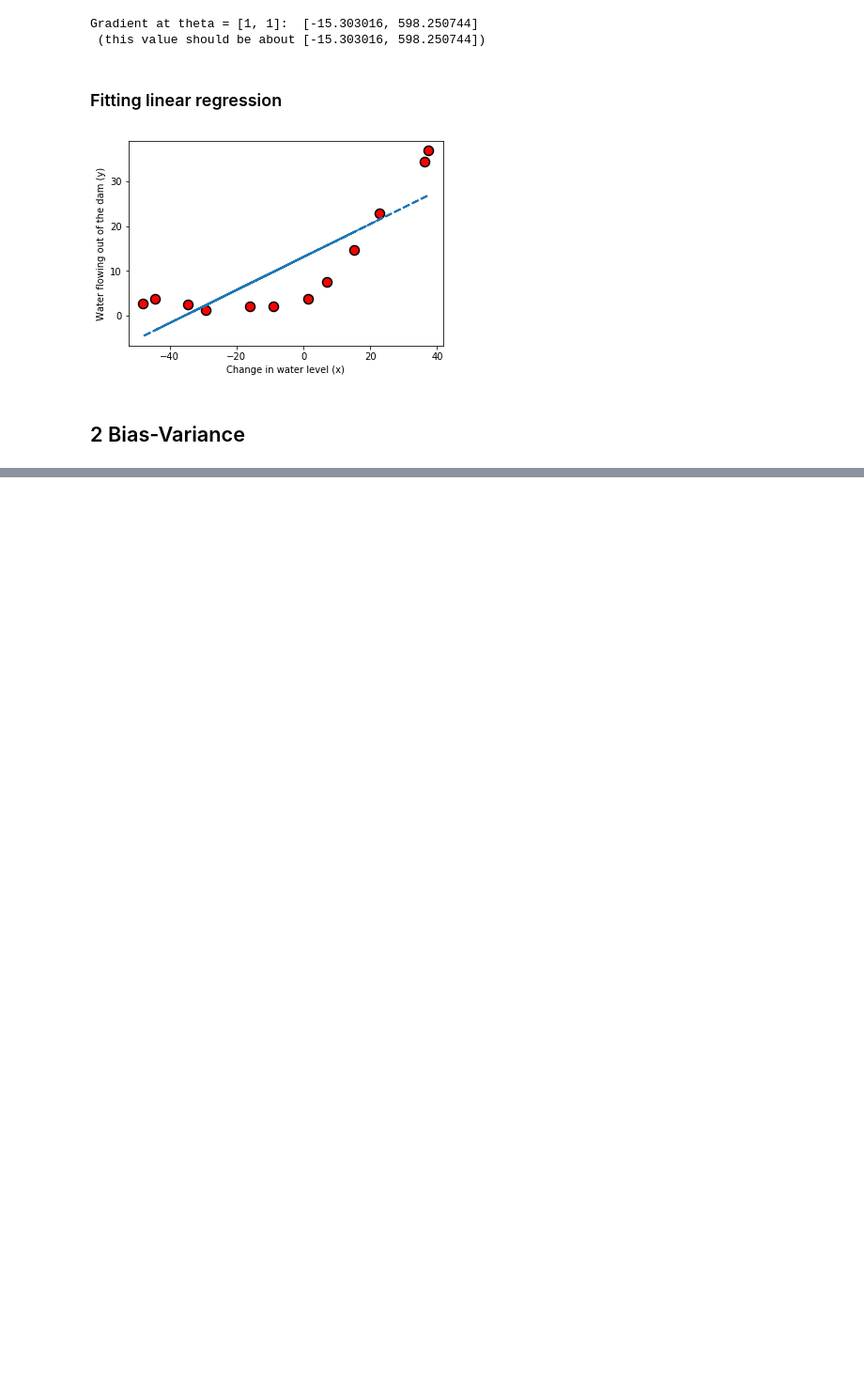
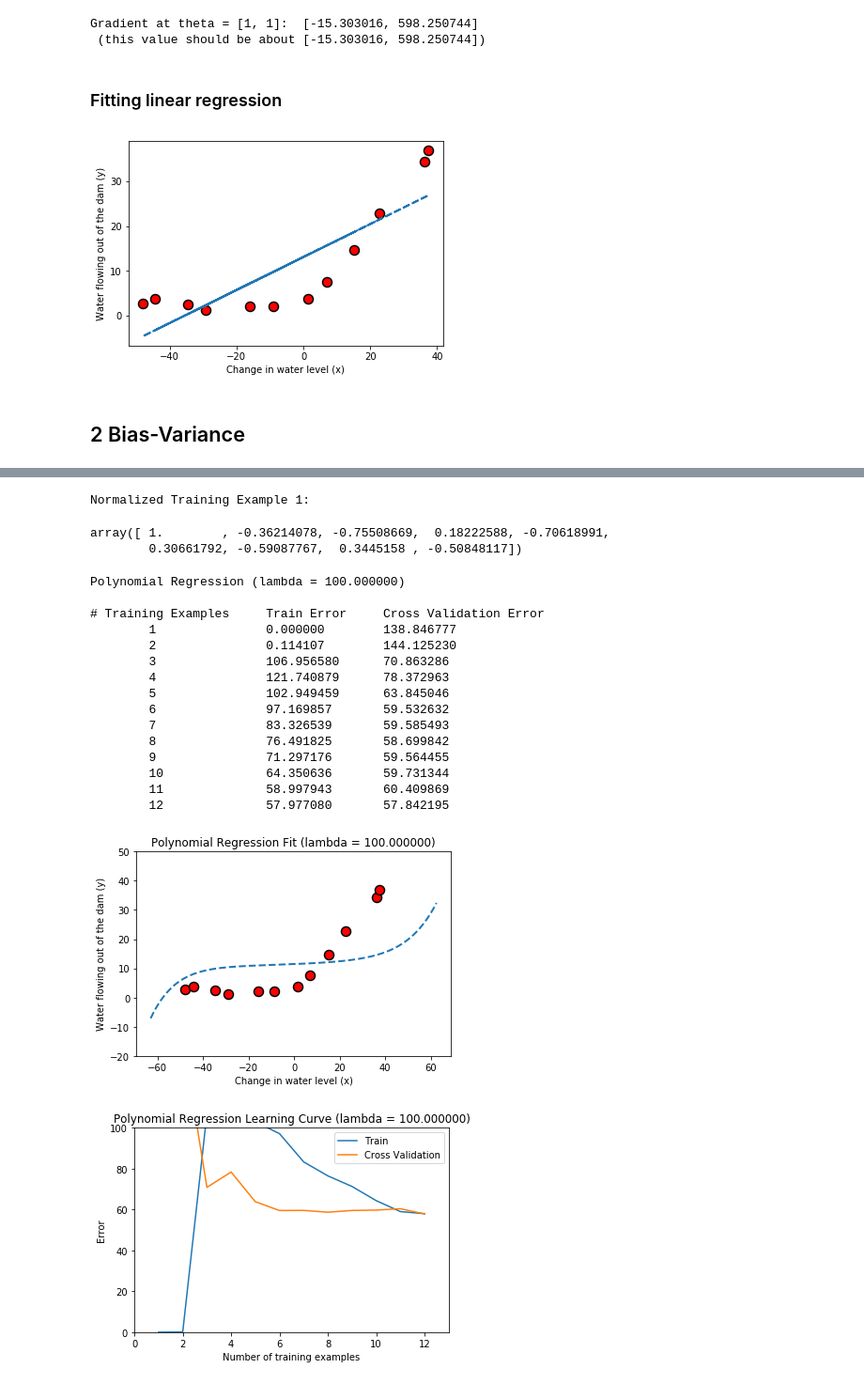
Before and after one commit to penghit/Machine-Learning-Andrew-Homework-Python, a Jupyter notebook: week6_assignment/Regularized_Linear_Regression.ipynb, the cells around one changed output, grey strips where cells are left out. Shown: that part at 94% size. Drawn from its saved outputs; the diff is of its cells as text; code cells hidden in the pictures; blank space fills up the shorter version.

```diff
--- a/week6_assignment/Regularized_Linear_Regression.ipynb
+++ b/week6_assignment/Regularized_Linear_Regression.ipynb
@@ -97,0 +163,80 @@ pyplot.plot(X, np.dot(X_aug, theta), '--', lw=2);
+# %%
+def polyFeatures(X, p):
+    X_poly = np.zeros((X.shape[0], p))
+    for i in range(p):
+        X_poly[:, i] = (X**(i+1)).reshape((X.shape[0],))
+
+    return X_poly
+# %%
+p = 8
+
+# Map X onto Polynomial Features and Normalize
+X_poly = polyFeatures(X, p)
+X_poly, mu, sigma = utils.featureNormalize(X_poly)
+X_poly = np.concatenate([np.ones((m, 1)), X_poly], axis=1)
+
+# Map X_poly_test and normalize (using mu and sigma)
+X_poly_test = polyFeatures(Xtest, p)
+X_poly_test -= mu
+X_poly_test /= sigma
+X_poly_test = np.concatenate([np.ones((ytest.size, 1)), X_poly_test], axis=1)
+
+# Map X_poly_val and normalize (using mu and sigma)
+X_poly_val = polyFeatures(Xval, p)
+X_poly_val -= mu
+X_poly_val /= sigma
+X_poly_val = np.concatenate([np.ones((yval.size, 1)), X_poly_val], axis=1)
+
+print('Normalized Training Example 1:')
+X_poly[0, :]
+# %% [output]
+Normalized Training Example 1:
+array([ 1.        , -0.36214078, -0.75508669,  0.18222588, -0.70618991,
+        0.30661792, -0.59087767,  0.3445158 , -0.50848117])
+# %%
+lambda_ = 100
+theta = utils.trainLinearReg(linearRegCostFunction, X_poly, y,
+                             lambda_=lambda_, maxiter=55)
+
+# Plot training data and fit
+pyplot.plot(X, y, 'ro', ms=10, mew=1.5, mec='k')
+
+utils.plotFit(polyFeatures, np.min(X), np.max(X), mu, sigma, theta, p)
+
+pyplot.xlabel('Change in water level (x)')
+pyplot.ylabel('Water flowing out of the dam (y)')
+pyplot.title('Polynomial Regression Fit (lambda = %f)' % lambda_)
+pyplot.ylim([-20, 50])
+
+pyplot.figure()
+error_train, error_val = learningCurve(X_poly, y, X_poly_val, yval, lambda_)
+pyplot.plot(np.arange(1, 1+m), error_train, np.arange(1, 1+m), error_val)
+
+pyplot.title('Polynomial Regression Learning Curve (lambda = %f)' % lambda_)
+pyplot.xlabel('Number of training examples')
+pyplot.ylabel('Error')
+pyplot.axis([0, 13, 0, 100])
+pyplot.legend(['Train', 'Cross Validation'])
+
+print('Polynomial Regression (lambda = %f)\n' % lambda_)
+print('# Training Examples\tTrain Error\tCross Validation Error')
+for i in range(m):
+    print('  \t%d\t\t%f\t%f' % (i+1, error_train[i], error_val[i]))
+# %% [output]
+Polynomial Regression (lambda = 100.000000)
+
+# Training Examples     Train Error     Cross Validation Error
+        1               0.000000        138.846777
+        2               0.114107        144.125230
+        3               106.956580      70.863286
+        4               121.740879      78.372963
+        5               102.949459      63.845046
+        6               97.169857       59.532632
+        7               83.326539       59.585493
+        8               76.491825       58.699842
+        9               71.297176       59.564455
+        10              64.350636       59.731344
+        11              58.997943       60.409869
+        12              57.977080       57.842195
+[figure, added]
+[figure, added]
```
Also changed, not shown: parts of 4 cells of this notebook.
